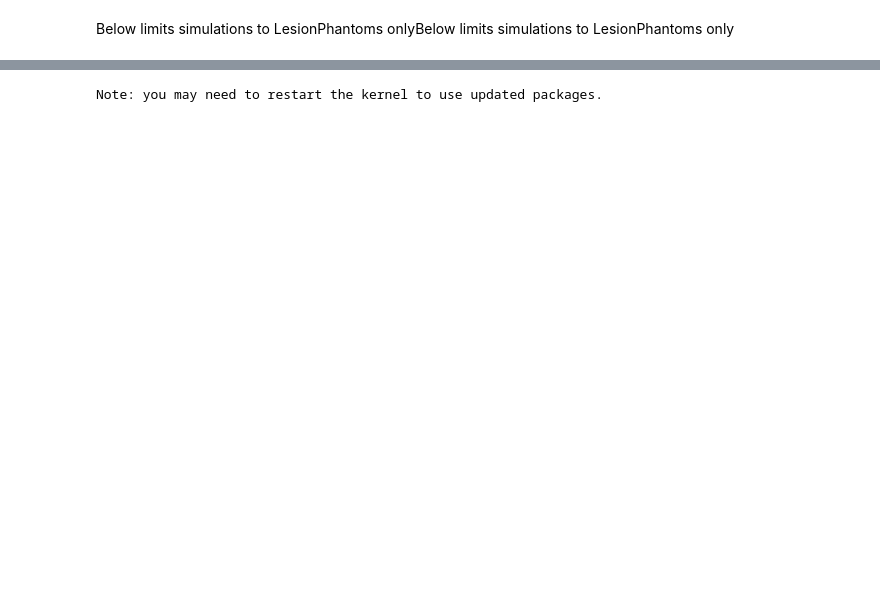
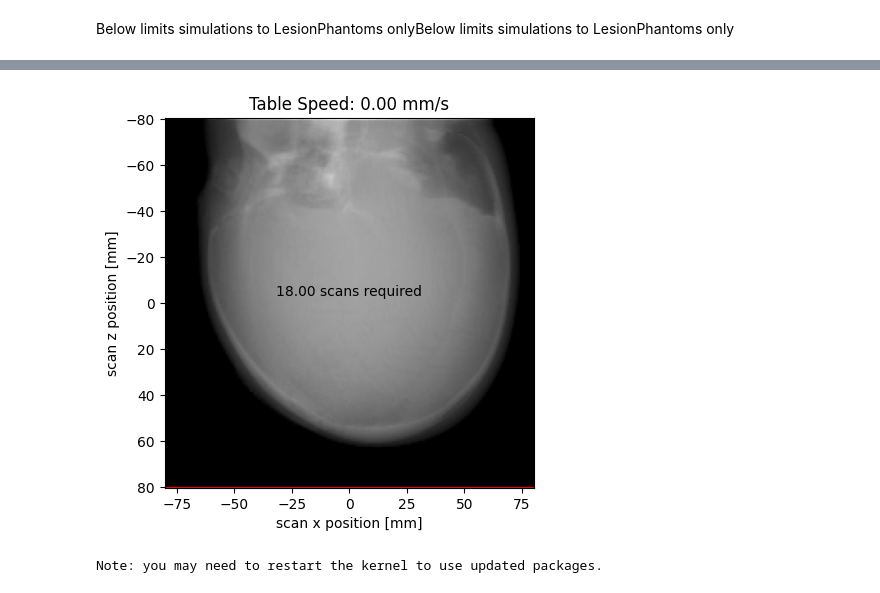
Before and after one commit to DIDSR/InSilicoICH, a Jupyter notebook: notebooks/03_studies.ipynb, the cells around one changed output, grey strips where cells are left out. Cells and saved outputs as stored; diff of their text form; code cells hidden in the pictures; blank space fills up the shorter version.

```diff
--- a/notebooks/03_studies.ipynb
+++ b/notebooks/03_studies.ipynb
@@ -296,3 +251,7 @@ fov size: 250
+# %%
+study.scanner.scout_view()
+# %% [output]
+[figure, added]
 # %%
 %pip install -q matplotlib ipywidgets
 # %% [output]
```
Also changed, not shown: parts of 74 cells of this notebook, 2 other files.
